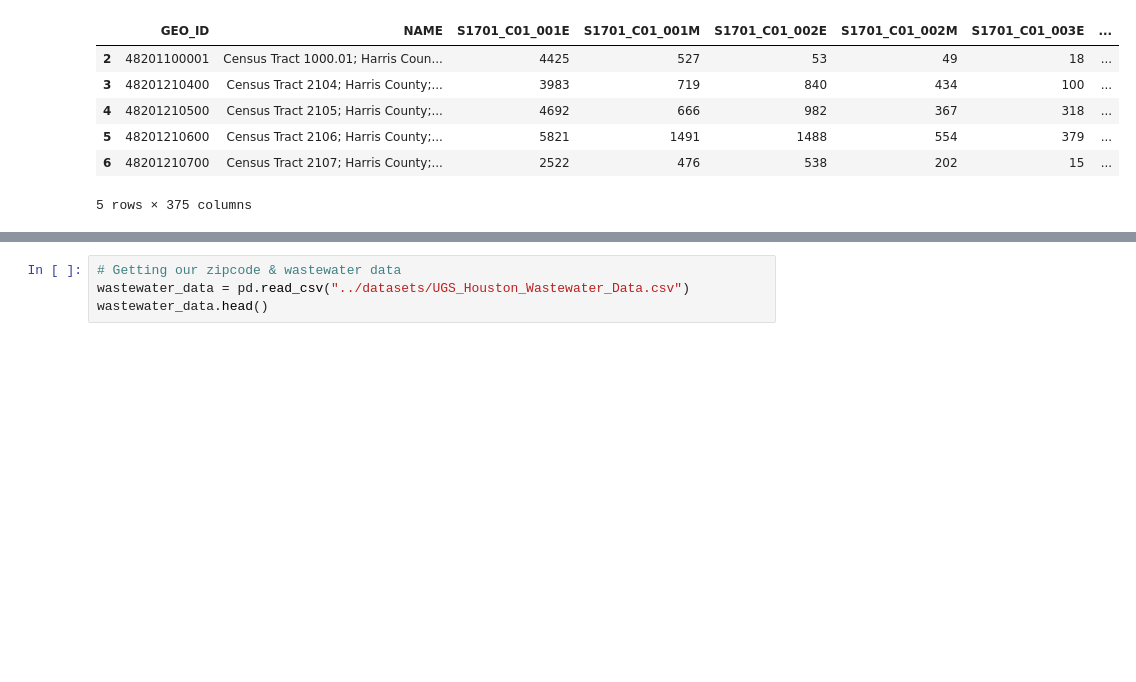
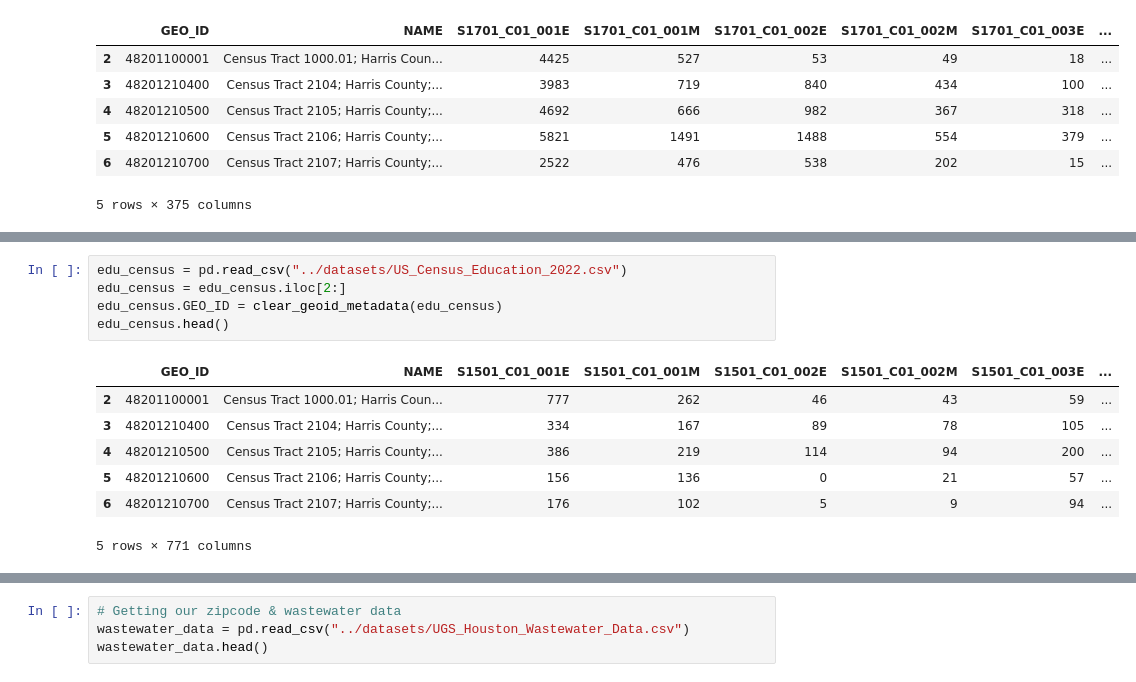
Before and after one commit to KaytchJam/Group5_Cov_Wastewater, a Jupyter notebook: src/data_cleaning.ipynb, the cells around one changed output, grey strips where cells are left out. Drawn from its saved outputs; the diff is of its cells as text; blank space fills up the shorter version.

Commit message:
Further dataset updates

```diff
--- a/src/data_cleaning.ipynb
+++ b/src/data_cleaning.ipynb
@@ -84,3 +84,16 @@ coa_dataset.head()
 | 4 | 48201210500 | 4711 | 4692 |
 | 5 | 48201210600 | 5821 | 5821 |
 | 6 | 48201210700 | 2534 | 2522 |
+# %%
+edu_census = pd.read_csv("../datasets/US_Census_Education_2022.csv")
+edu_census = edu_census.iloc[2:]
+edu_census.GEO_ID = clear_geoid_metadata(edu_census)
+edu_census.head()
+# %% [output]
+|  | GEO_ID | NAME | S1501_C01_001E | S1501_C01_001M | S1501_C01_002E | S1501_C01_002M | S1501_C01_003E | ... |
+| 2 | 48201100001 | Census Tract 1000.01; Harris Coun... | 777 | 262 | 46 | 43 | 59 | ... |
+| 3 | 48201210400 | Census Tract 2104; Harris County;... | 334 | 167 | 89 | 78 | 105 | ... |
+| 4 | 48201210500 | Census Tract 2105; Harris County;... | 386 | 219 | 114 | 94 | 200 | ... |
+| 5 | 48201210600 | Census Tract 2106; Harris County;... | 156 | 136 | 0 | 21 | 57 | ... |
+| 6 | 48201210700 | Census Tract 2107; Harris County;... | 176 | 102 | 5 | 9 | 94 | ... |
+5 rows × 771 columns
```
Also changed, not shown: parts of 3 cells of this notebook, 1 other file.
